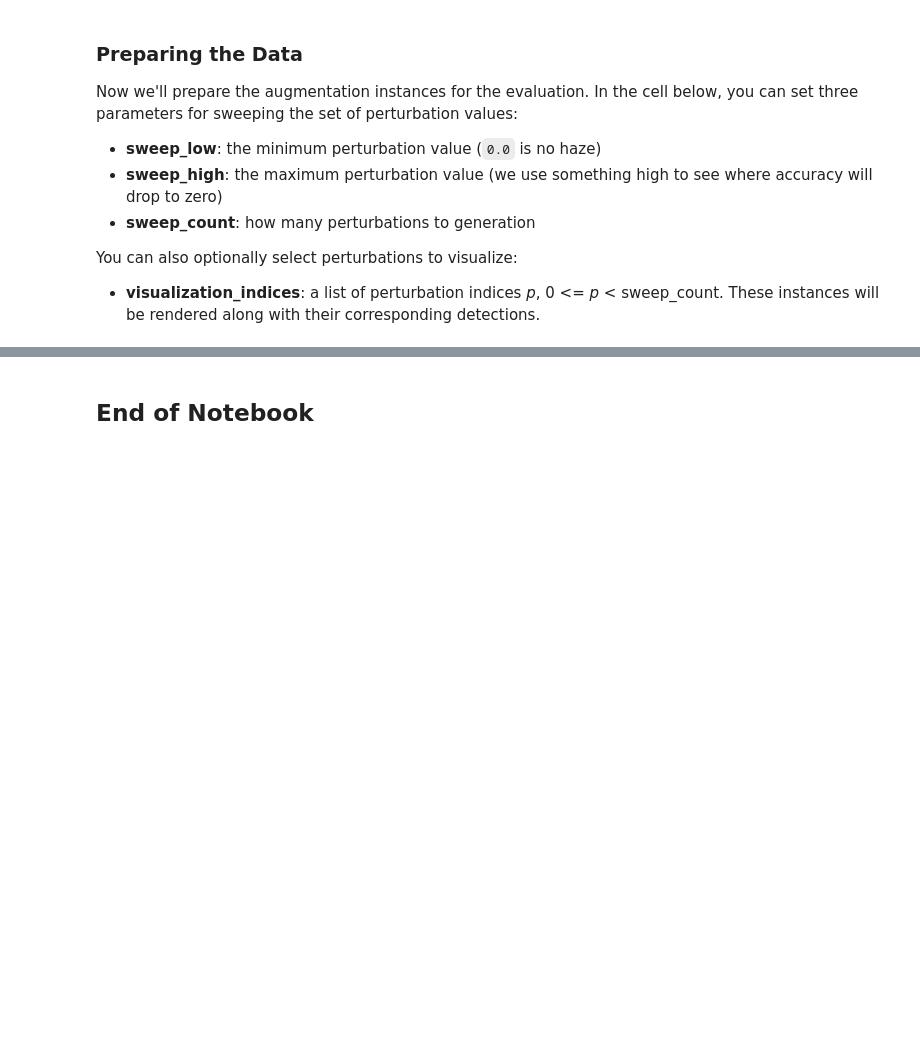
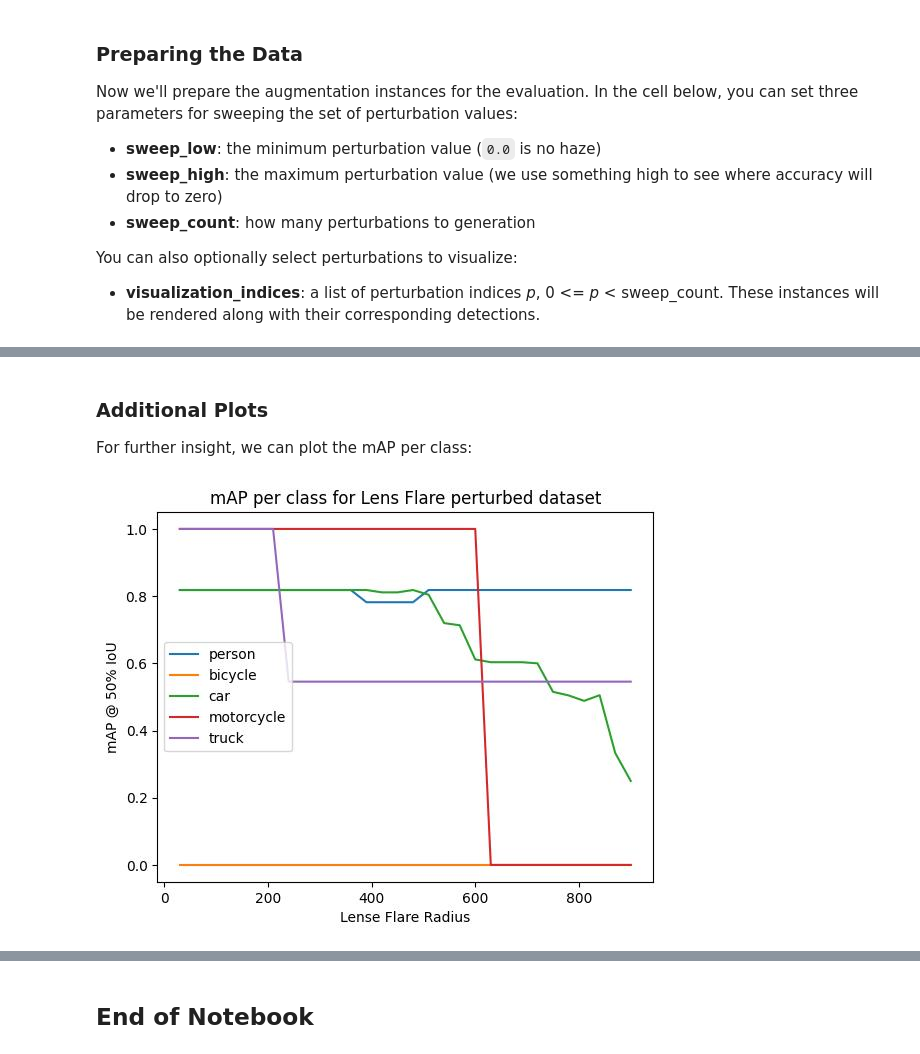
Before and after one commit to Kitware/nrtk, a Jupyter notebook: docs/examples/maite/nrtk_lens_flare_demo.ipynb, the cells around one changed output, grey strips where cells are left out. Drawn from its saved outputs; the diff is of its cells as text; code cells hidden in the pictures; blank space fills up the shorter version.

```diff
--- a/docs/examples/maite/nrtk_lens_flare_demo.ipynb
+++ b/docs/examples/maite/nrtk_lens_flare_demo.ipynb
@@ -582,0 +597,62 @@ The general trend is that mAP decreases as the flare radius increases, as the fl
+# %% [markdown]
+### Additional Plots
+
+For further insight, we can plot the mAP per class:
+# %%
+from collections.abc import Iterable
+
+#
+# Each instance of the metrics object has, potentially, a different set of observed classes.
+# Loop through them to accumulate a unified set of classes to ensure consistent plotting across
+# all thresholds.
+#
+
+
+def _get_classwise_mAP(  # noqa: C901, N802
+    perturbed_metrics: Iterable[dict[str, Any]],
+) -> dict[str, Any]:
+    unified_classes = set()
+    for m in perturbed_metrics:
+        for class_idx in m["classes"].tolist():
+            unified_classes.add(class_idx)
+
+    #
+    # dictionary of class_idx -> list of per-class mAP, or 0 if not present at that threshold
+    #
+
+    class_mAP = {class_idx: list() for class_idx in unified_classes}  # noqa: N806
+
+    #
+    # populate the lists across the perturbation values
+    #
+
+    for m in perturbed_metrics:
+        this_perturbation_classes = m["classes"].tolist()
+        for class_idx in unified_classes:
+            if class_idx in this_perturbation_classes:
+                # the index of the class in this individual metric instance
+                this_class_idx = this_perturbation_classes.index(class_idx)
+                class_map_value = m["map_per_class"][this_class_idx].item()
+                # Clip value to 0 if negative
+                if class_map_value < 0:
+                    class_mAP[class_idx].append(0)
+                else:
+                    class_mAP[class_idx].append(m["map_per_class"][this_class_idx].item())
+            else:
+                class_mAP[class_idx].append(0)
+
+    return class_mAP
+
+
+#
+# plot
+#
+plt.title("mAP per class for Lens Flare perturbed dataset")
+plt.xlabel("Lense Flare Radius")
+plt.ylabel("mAP @ 50% IoU")
+for class_idx, class_mAP_list in _get_classwise_mAP(perturbed_metrics).items():  # noqa: N816
+    plt.plot(perturbation_values, class_mAP_list, label=baseline[0].names[class_idx])
+plt.legend()
+plt.show()
+# %% [output]
+[figure, added]
```
Also changed, not shown: parts of 22 cells of this notebook, 7 other files.
